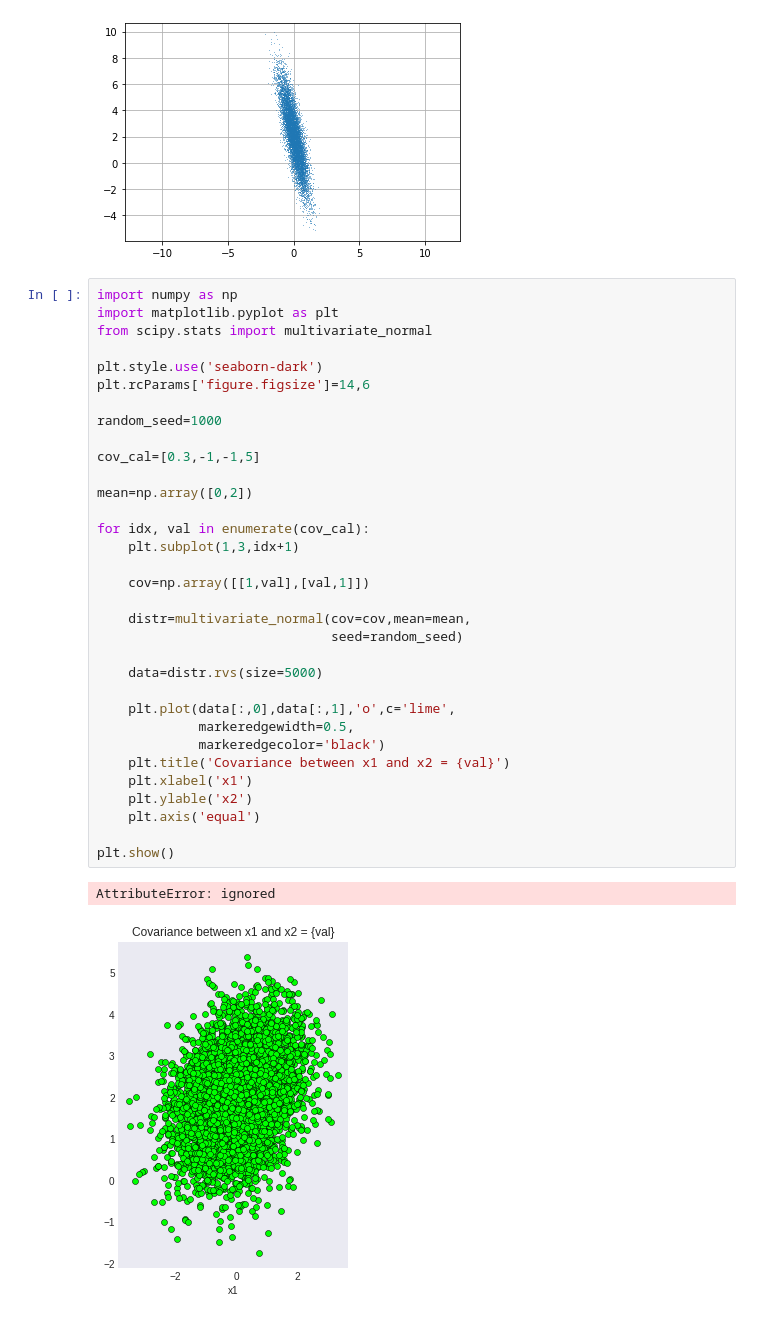
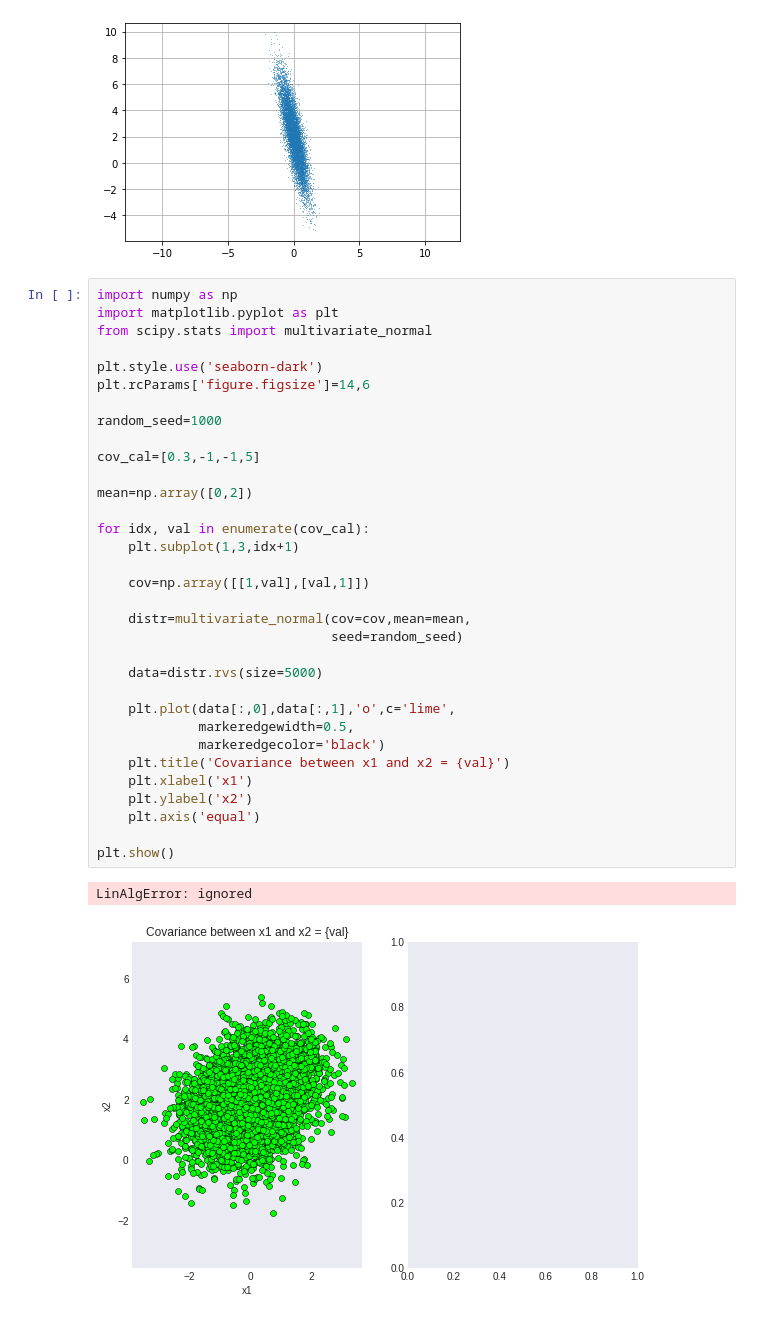
Before and after one commit to rsztjnxz/CS634-hw1, a Jupyter notebook: CS634_HW1.ipynb, the cells around one changed output. Drawn from its saved outputs; the diff is of its cells as text.

```diff
--- a/CS634_HW1.ipynb
+++ b/CS634_HW1.ipynb
@@ -46,35 +48,35 @@ import matplotlib.pyplot as plt
 from scipy.stats import multivariate_normal
 
 plt.style.use('seaborn-dark')
 plt.rcParams['figure.figsize']=14,6
 
 random_seed=1000
 
 cov_cal=[0.3,-1,-1,5]
 
 mean=np.array([0,2])
 
 for idx, val in enumerate(cov_cal):
     plt.subplot(1,3,idx+1)
 
     cov=np.array([[1,val],[val,1]])
 
     distr=multivariate_normal(cov=cov,mean=mean,
                               seed=random_seed)
 
     data=distr.rvs(size=5000)
 
     plt.plot(data[:,0],data[:,1],'o',c='lime',
              markeredgewidth=0.5,
              markeredgecolor='black')
     plt.title('Covariance between x1 and x2 = {val}')
     plt.xlabel('x1')
-    plt.ylable('x2')
+    plt.ylabel('x2')
     plt.axis('equal')
 
 plt.show()
 # %% [output]
-AttributeError: ignored
+LinAlgError: ignored
-[figure, old version]
+[figure, new version]
 # %% [markdown]
 # Question 3
```
Also changed, not shown: parts of 6 cells of this notebook.
